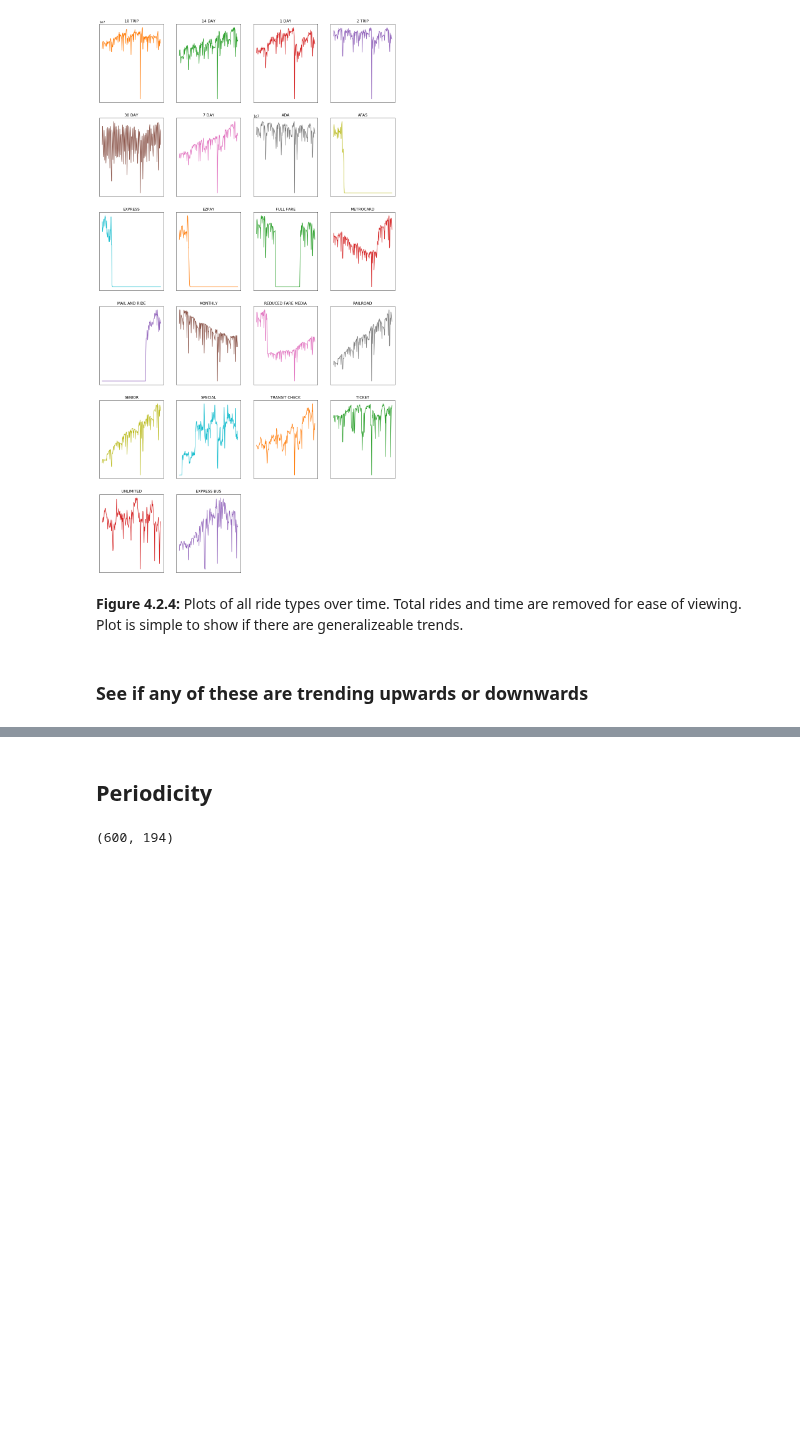
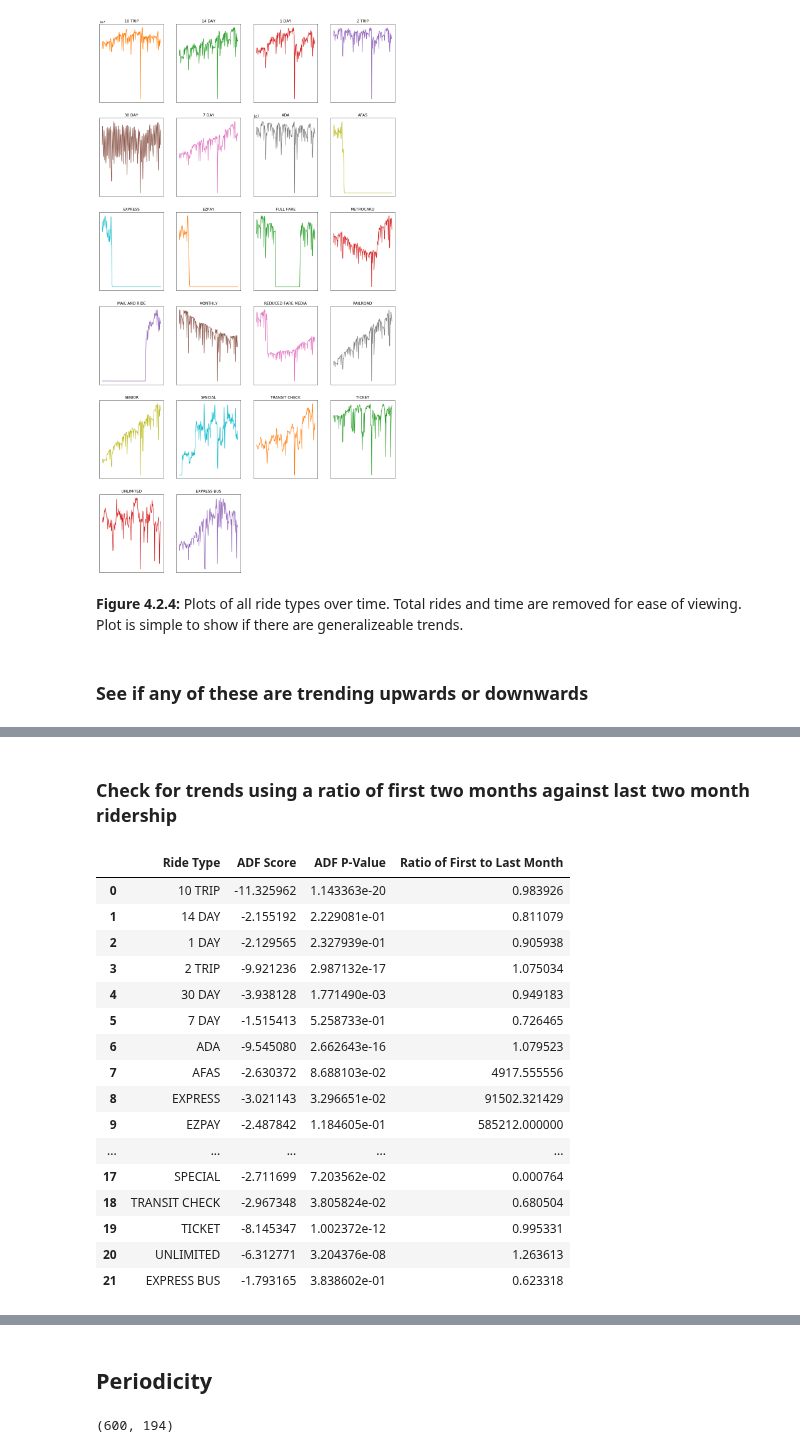
Before and after one commit to seanandrewchen/PUI2017_sac820, a Jupyter notebook: HW10_sac820/HW10_sac820.ipynb, the cells around one changed output, grey strips where cells are left out. Saved outputs shown, nothing was run; the diff lists cells and outputs as text; code cells hidden in the pictures; blank space fills up the shorter version.

```diff
--- a/HW10_sac820/HW10_sac820.ipynb
+++ b/HW10_sac820/HW10_sac820.ipynb
@@ -343,0 +359,32 @@ adfOutcomes
+# %% [markdown]
+### Check for trends using a ratio of first two months against last two month ridership
+# %%
+ridershipRatio = []
+
+for i in range(22):
+    firstWeeks = np.average(riderData[i][0:8])
+    lastWeeks = np.average(riderData[i][-8:])
+    ridershipRatio.append(firstWeeks / lastWeeks)
+
+ridershipOutcomes = pd.DataFrame(list(zip(rideTypes, adfScores, adfPvalues, ridershipRatio)))
+ridershipOutcomes.columns = ['Ride Type', 'ADF Score', 'ADF P-Value', 'Ratio of First to Last Month']
+# %%
+ridershipOutcomes
+# %% [output]
+|  | Ride Type | ADF Score | ADF P-Value | Ratio of First to Last Month |
+| 0 | 10 TRIP | -11.325962 | 1.143363e-20 | 0.983926 |
+| 1 | 14 DAY | -2.155192 | 2.229081e-01 | 0.811079 |
+| 2 | 1 DAY | -2.129565 | 2.327939e-01 | 0.905938 |
+| 3 | 2 TRIP | -9.921236 | 2.987132e-17 | 1.075034 |
+| 4 | 30 DAY | -3.938128 | 1.771490e-03 | 0.949183 |
+| 5 | 7 DAY | -1.515413 | 5.258733e-01 | 0.726465 |
+| 6 | ADA | -9.545080 | 2.662643e-16 | 1.079523 |
+| 7 | AFAS | -2.630372 | 8.688103e-02 | 4917.555556 |
+| 8 | EXPRESS | -3.021143 | 3.296651e-02 | 91502.321429 |
+| 9 | EZPAY | -2.487842 | 1.184605e-01 | 585212.000000 |
+| ... | ... | ... | ... | ... |
+| 17 | SPECIAL | -2.711699 | 7.203562e-02 | 0.000764 |
+| 18 | TRANSIT CHECK | -2.967348 | 3.805824e-02 | 0.680504 |
+| 19 | TICKET | -8.145347 | 1.002372e-12 | 0.995331 |
+| 20 | UNLIMITED | -6.312771 | 3.204376e-08 | 1.263613 |
+| 21 | EXPRESS BUS | -1.793165 | 3.838602e-01 | 0.623318 |
```
Also changed, not shown: parts of 11 cells of this notebook.
